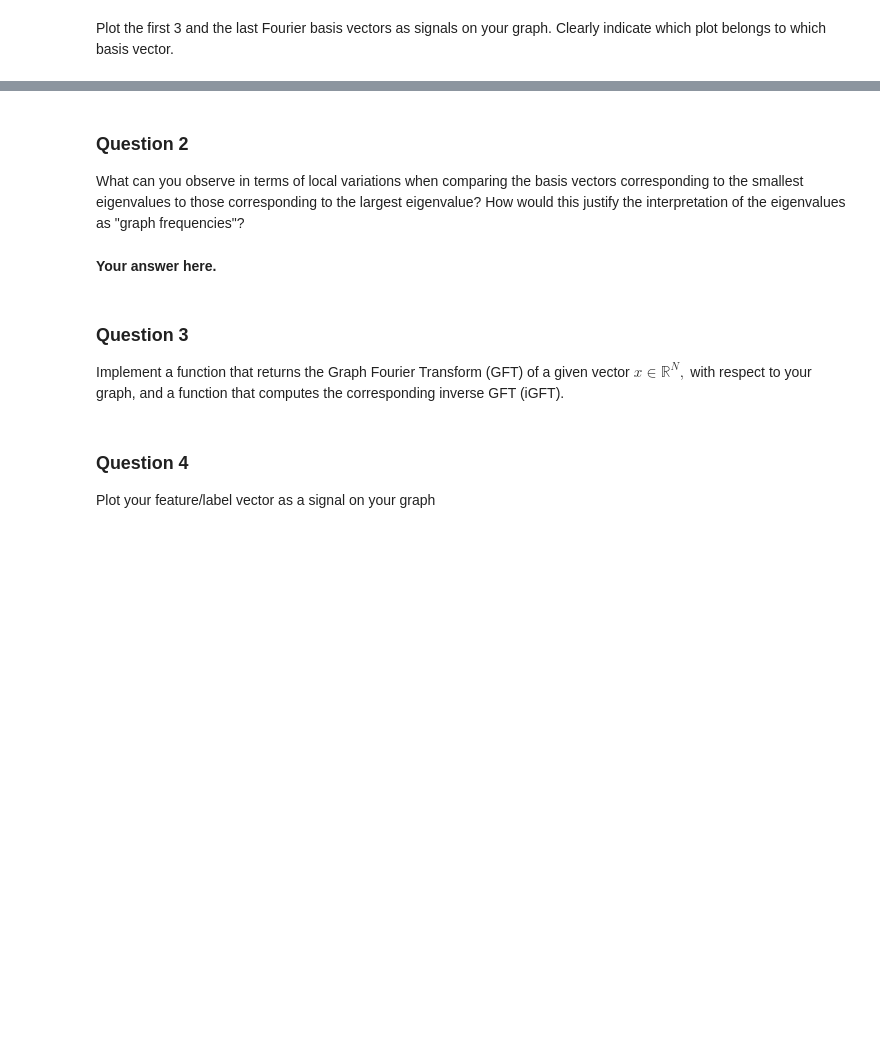
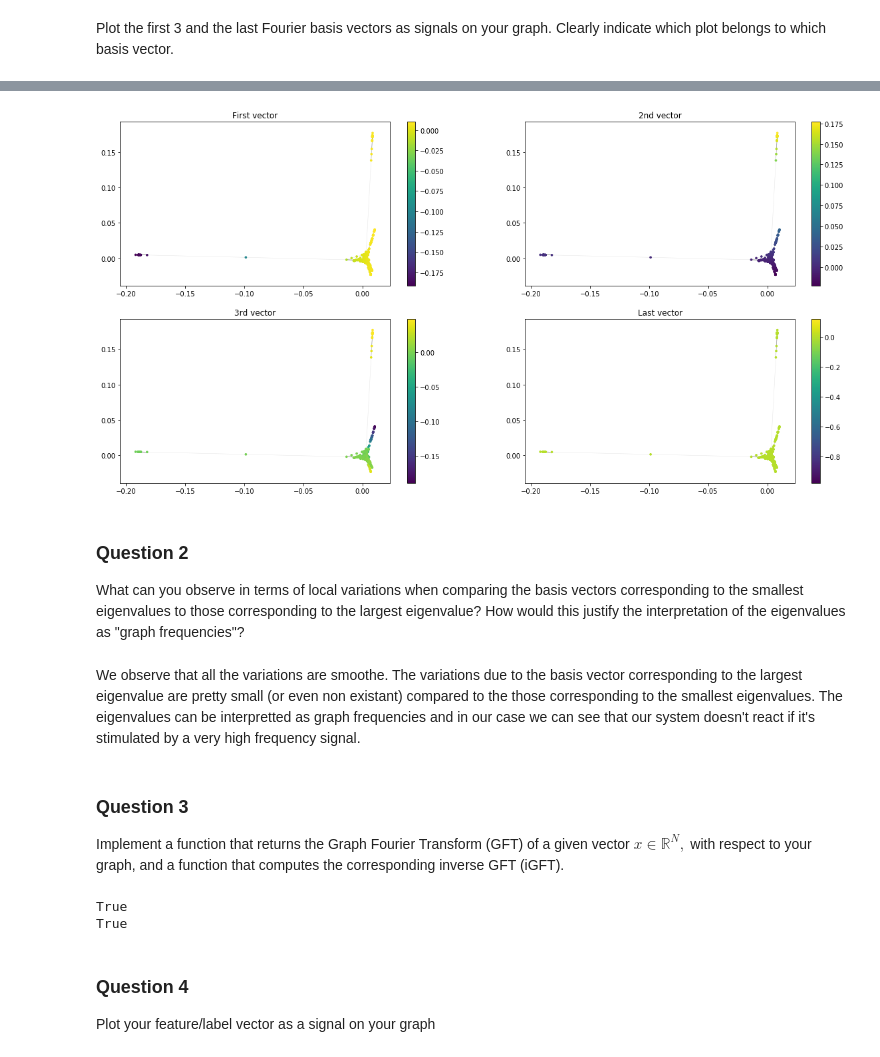
Before and after one commit to swouf/ntds_IMDb_team4, a Jupyter notebook: 4_graph_signal_processing.ipynb, the cells around one changed output, grey strips where cells are left out. Drawn from its saved outputs; the diff is of its cells as text; code cells hidden in the pictures; blank space fills up the shorter version.

```diff
--- a/4_graph_signal_processing.ipynb
+++ b/4_graph_signal_processing.ipynb
@@ -165,9 +281,38 @@ Plot the first 3 and the last Fourier basis vectors as signals on your graph. Cl
+# %%
+coords = U[:, 1:3]
+plt.figure(figsize=(20, 10))
+
+plt.subplot(221)
+im=nx.draw_networkx_nodes(graph, coords_lap, node_size=7, node_color=U[:,1])
+nx.draw_networkx_edges(graph, coords_lap, alpha=0.1, width=0.5)
+plt.title('First vector')
+plt.colorbar(im)
+
+plt.subplot(222)
+im=nx.draw_networkx_nodes(graph, coords_lap, node_size=7, node_color=U[:,2])
+nx.draw_networkx_edges(graph, coords_lap, alpha=0.1, width=0.5)
+plt.title('2nd vector')
+plt.colorbar(im)
+
+plt.subplot(223)
+im=nx.draw_networkx_nodes(graph, coords_lap, node_size=7, node_color=U[:,3])
+nx.draw_networkx_edges(graph, coords_lap, alpha=0.1, width=0.5)
+plt.title('3rd vector')
+plt.colorbar(im)
+
+plt.subplot(224)
+im=nx.draw_networkx_nodes(graph, coords_lap, node_size=7, node_color=U[:,e.size-1])
+nx.draw_networkx_edges(graph, coords_lap, alpha=0.1, width=0.5)
+plt.title('Last vector')
+plt.colorbar(im);
+# %% [output]
+[figure, added]
 # %% [markdown]
 ### Question 2
 
 What can you observe in terms of local variations when comparing the basis vectors corresponding to the smallest eigenvalues to those corresponding to the largest eigenvalue? How would this justify the interpretation of the eigenvalues as "graph frequencies"?
-# %% [markdown]
-**Your answer here.**
+# %% [markdown]
+We observe that all the variations are smoothe. The variations due to the basis vector corresponding to the largest eigenvalue are pretty small (or even non existant) compared to the those corresponding to the smallest eigenvalues. The eigenvalues can be interpretted as graph frequencies and in our case we can see that our system doesn't react if it's stimulated by a very high frequency signal.
 # %% [markdown]
 ### Question 3
 
@@ -181,3 +336,20 @@ def iGFT(x):
+# %%
+# TESTING with the GSP toolbox:
+s = np.random.normal(size=(n_nodes))
+
+from pygsp import graphs
+G = graphs.Graph(adjacency)
+G.compute_fourier_basis()
+s_hat = G.gft(s)
+
+s_hat2 = GFT(s)
+s2 = iGFT(s_hat2)
+
+print(np.allclose(s_hat, s_hat2))
+print(np.allclose(s, s2))
+# %% [output]
+True
+True
 # %% [markdown]
 ### Question 4
 
```
Also changed, not shown: parts of 36 cells of this notebook.
